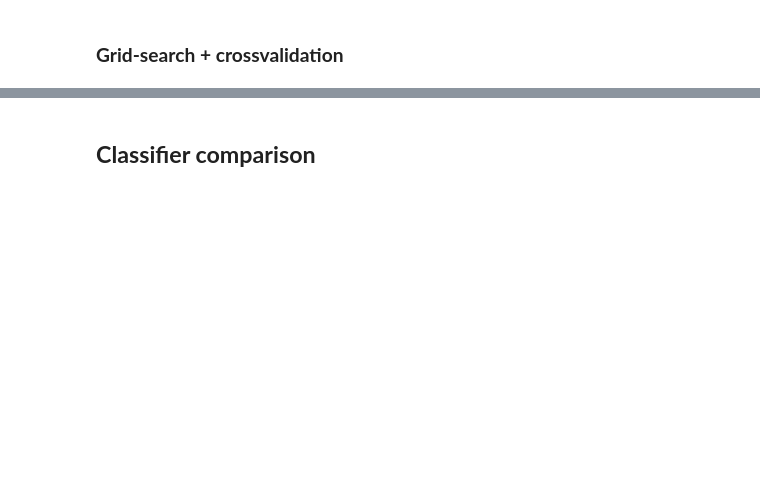
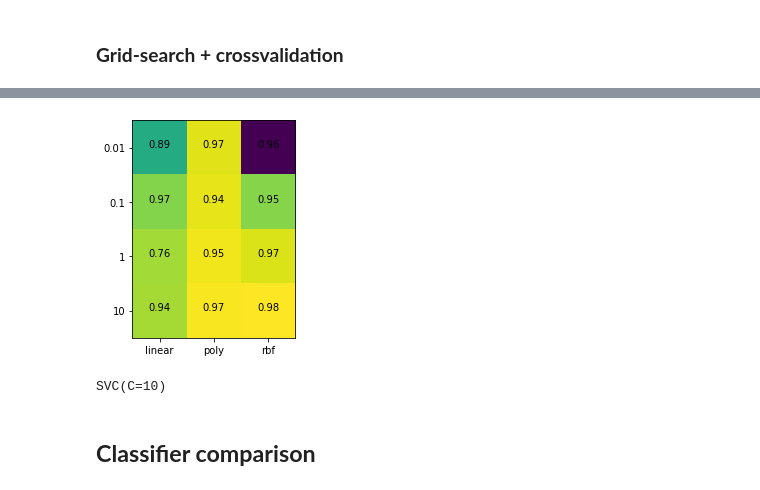
Before and after one commit to tomasplsek/AstroML, a Jupyter notebook: 03_sklearn.ipynb, the cells around one changed output, grey strips where cells are left out. Cells and saved outputs as stored; diff of their text form; code cells hidden in the pictures; blank space fills up the shorter version.

```diff
--- a/03_sklearn.ipynb
+++ b/03_sklearn.ipynb
@@ -376,9 +379,10 @@ model.score(X_test, y_test)
 # %%
 X_train, X_test, y_train, y_test = train_test_split(X, y, stratify=y, random_state=420)
 
-model = make_pipeline(PCA(n_components=2),
+model = make_pipeline(PCA(n_components=3),
                       StandardScaler(),
-                      DecisionTreeClassifier(random_state=420))
+                      SVC(kernel="linear"))
+                      #DecisionTreeClassifier(random_state=420))
 
 model.fit(X_train, y_train)
 
@@ -399,0 +406,10 @@ model.score(X_test, y_test)
+# %%
+scores = []
+for i in range(10):
+    X_train, X_test, y_train, y_test = train_test_split(X_PCA, y, stratify=y, random_state=i)
+
+    model.fit(X_train, y_train)
+
+    scores.append(model.score(X_test, y_test))
+
+scores
@@ -447,9 +494,11 @@ classify(X, y, SVC(kernel="rbf", C=100))
 # %%
 from sklearn.model_selection import GridSearchCV
 # %%
-clf = SVC()
-params = {"C" : [0.01, 0.1, 1, 10, 100],
-          "kernel" : ["linear", "poly", "rbf"]}#,
-          #"gamma" : ["scale", "auto"]}
-model = GridSearchCV(clf, params, cv=5, n_jobs=8)
+C = [0.01, 0.1, 1, 10]
+kernel = ["linear", "poly", "rbf"]
+
+params = {"C" : C,
+          "kernel" : kernel}
+
+model = GridSearchCV(SVC(), params, cv=3, n_jobs=8)
 model.fit(X, y)
@@ -465,5 +549,20 @@ for i in indices:
+# %%
+res = model.cv_results_
+plt.imshow(res["mean_test_score"].reshape(4,3))
+n = 0
+for i,k in enumerate(kernel):
+    for j,c in enumerate(C):
+        plt.text(i,j,"{0:.2f}".format(res["mean_test_score"][n]), ha="center")
+        n += 1
+
+plt.xticks(np.arange(len(params["kernel"])), params["kernel"]);
+plt.yticks(np.arange(len(params["C"])), params["C"]);
+# %% [output]
+[figure, added]
 # %%
 model.best_estimator_
+# %% [output]
+SVC(C=10)
 # %% [markdown]
 ## **Classifier comparison**
 # %%
```
Also changed, not shown: parts of 29 cells of this notebook.
